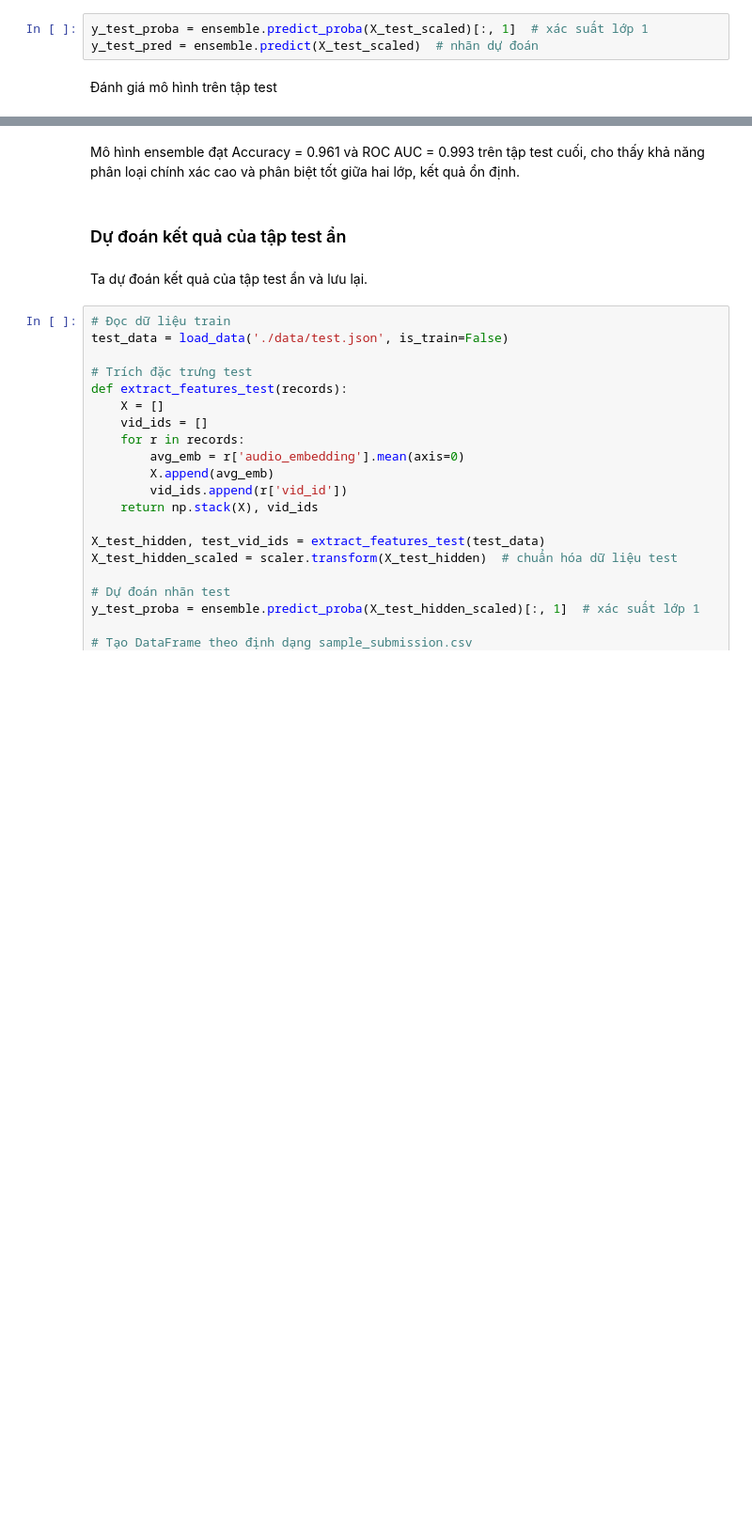
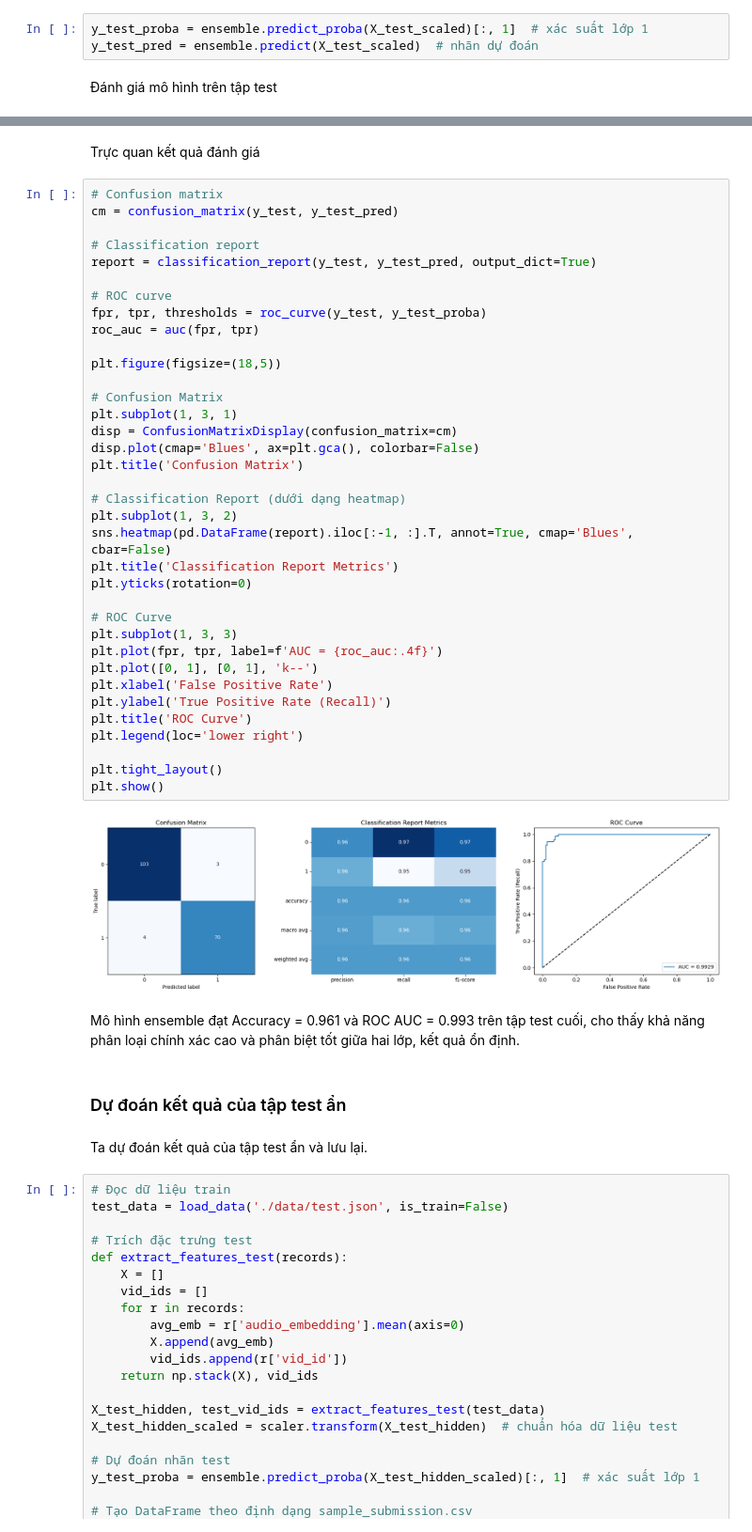
Before and after one commit to MyTruong28022004/Machine_Learning, a Jupyter notebook: Phase_1/22120422.ipynb, the cells around one changed output, grey strips where cells are left out. Shown: that part at 94% size. Cells and saved outputs as stored; diff of their text form; blank space fills up the shorter version.

```diff
--- a/Phase_1/22120422.ipynb
+++ b/Phase_1/22120422.ipynb
@@ -505,3 +707,43 @@ ROC AUC: 0.9929882712901581
+# %% [markdown]
+Trực quan kết quả đánh giá
+# %%
+# Confusion matrix
+cm = confusion_matrix(y_test, y_test_pred)
+
+# Classification report
+report = classification_report(y_test, y_test_pred, output_dict=True)
+
+# ROC curve
+fpr, tpr, thresholds = roc_curve(y_test, y_test_proba)
+roc_auc = auc(fpr, tpr)
+
+plt.figure(figsize=(18,5))
+
+# Confusion Matrix
+plt.subplot(1, 3, 1)
+disp = ConfusionMatrixDisplay(confusion_matrix=cm)
+disp.plot(cmap='Blues', ax=plt.gca(), colorbar=False)
+plt.title('Confusion Matrix')
+
+# Classification Report (dưới dạng heatmap)
+plt.subplot(1, 3, 2)
+sns.heatmap(pd.DataFrame(report).iloc[:-1, :].T, annot=True, cmap='Blues', cbar=False)
+plt.title('Classification Report Metrics')
+plt.yticks(rotation=0)
+
+# ROC Curve
+plt.subplot(1, 3, 3)
+plt.plot(fpr, tpr, label=f'AUC = {roc_auc:.4f}')
+plt.plot([0, 1], [0, 1], 'k--')
+plt.xlabel('False Positive Rate')
+plt.ylabel('True Positive Rate (Recall)')
+plt.title('ROC Curve')
+plt.legend(loc='lower right')
+
+plt.tight_layout()
+plt.show()
+# %% [output]
+[figure, added]
 # %% [markdown]
 Mô hình ensemble đạt Accuracy = 0.961 và ROC AUC = 0.993 trên tập test cuối, cho thấy khả năng phân loại chính xác cao và phân biệt tốt giữa hai lớp, kết quả ổn định.
 # %% [markdown]
```
Also changed, not shown: parts of 10 cells of this notebook.
